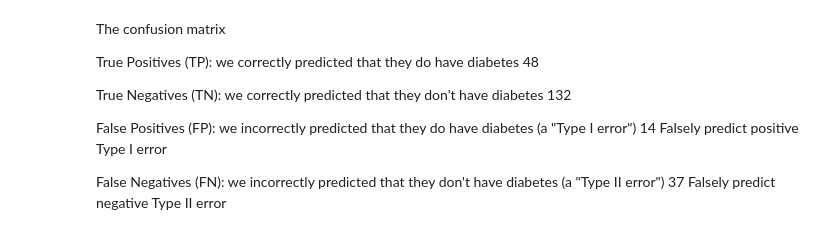
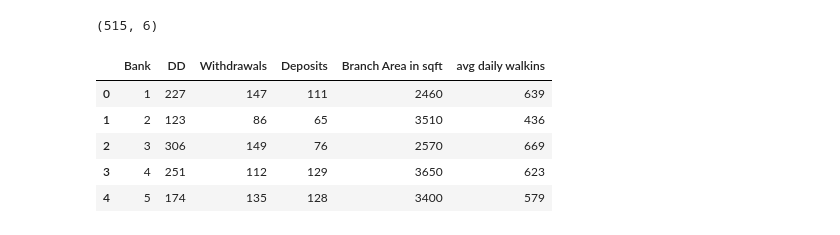
Before and after one commit to anithathavamani/ML-dataset, a Jupyter notebook: bank.ipynb, the cells around one changed output. Saved outputs shown, nothing was run; the diff lists cells and outputs as text; code cells hidden in the pictures.

```diff
--- a/bank.ipynb
+++ b/bank.ipynb
@@ -230,10 +2,0 @@ sns.heatmap(df_cm, annot=True)
-# %% [markdown]
-The confusion matrix
-
-True Positives (TP): we correctly predicted that they do have diabetes 48
-
-True Negatives (TN): we correctly predicted that they don't have diabetes 132
-
-False Positives (FP): we incorrectly predicted that they do have diabetes (a "Type I error") 14 Falsely predict positive Type I error
-
-False Negatives (FN): we incorrectly predicted that they don't have diabetes (a "Type II error") 37 Falsely predict negative Type II error
@@ -239,0 +5,15 @@ False Negatives (FN): we incorrectly predicted that they don't have diabetes (a
+# %%
+data = pd.read_csv("/content/bank.csv")
+# %%
+data.shape
+# %% [output]
+(515, 6)
+# %%
+data.head()
+# %% [output]
+|  | Bank | DD | Withdrawals | Deposits | Branch Area in sqft | avg daily walkins |
+| 0 | 1 | 227 | 147 | 111 | 2460 | 639 |
+| 1 | 2 | 123 | 86 | 65 | 3510 | 436 |
+| 2 | 3 | 306 | 149 | 76 | 2570 | 669 |
+| 3 | 4 | 251 | 112 | 129 | 3650 | 623 |
+| 4 | 5 | 174 | 135 | 128 | 3400 | 579 |
```
Also changed, not shown: parts of 46 cells of this notebook.
